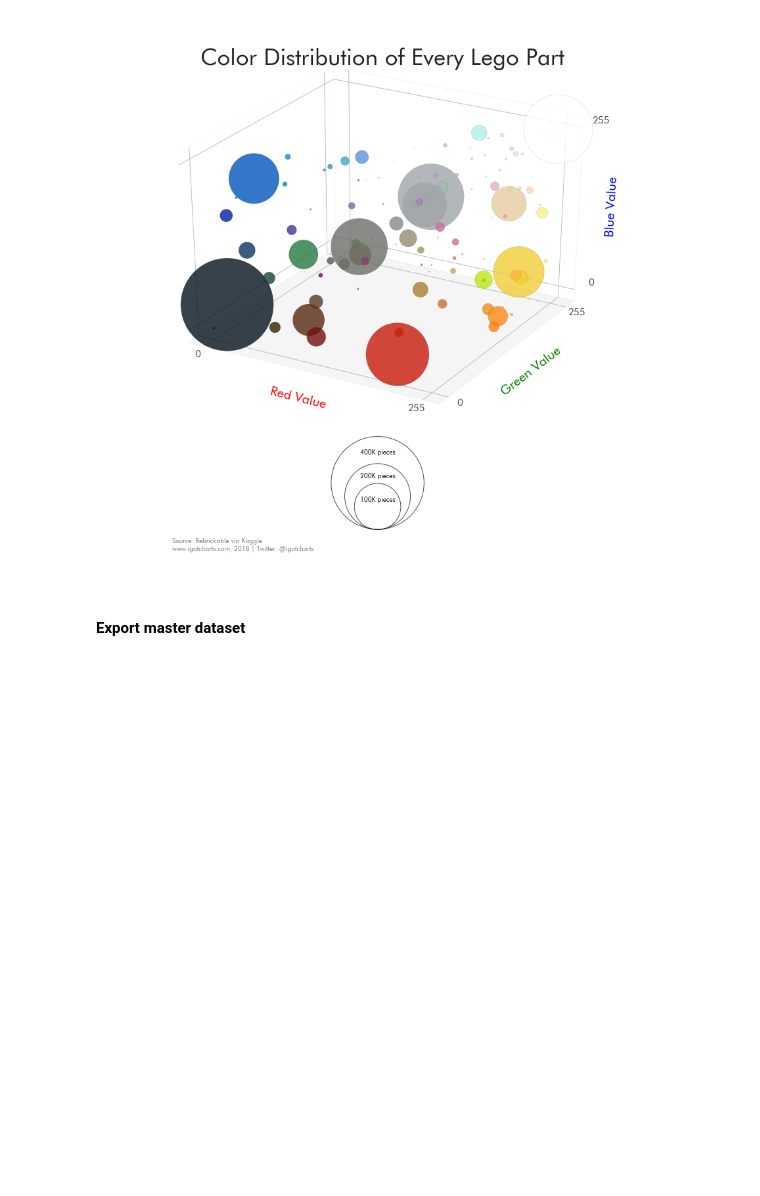
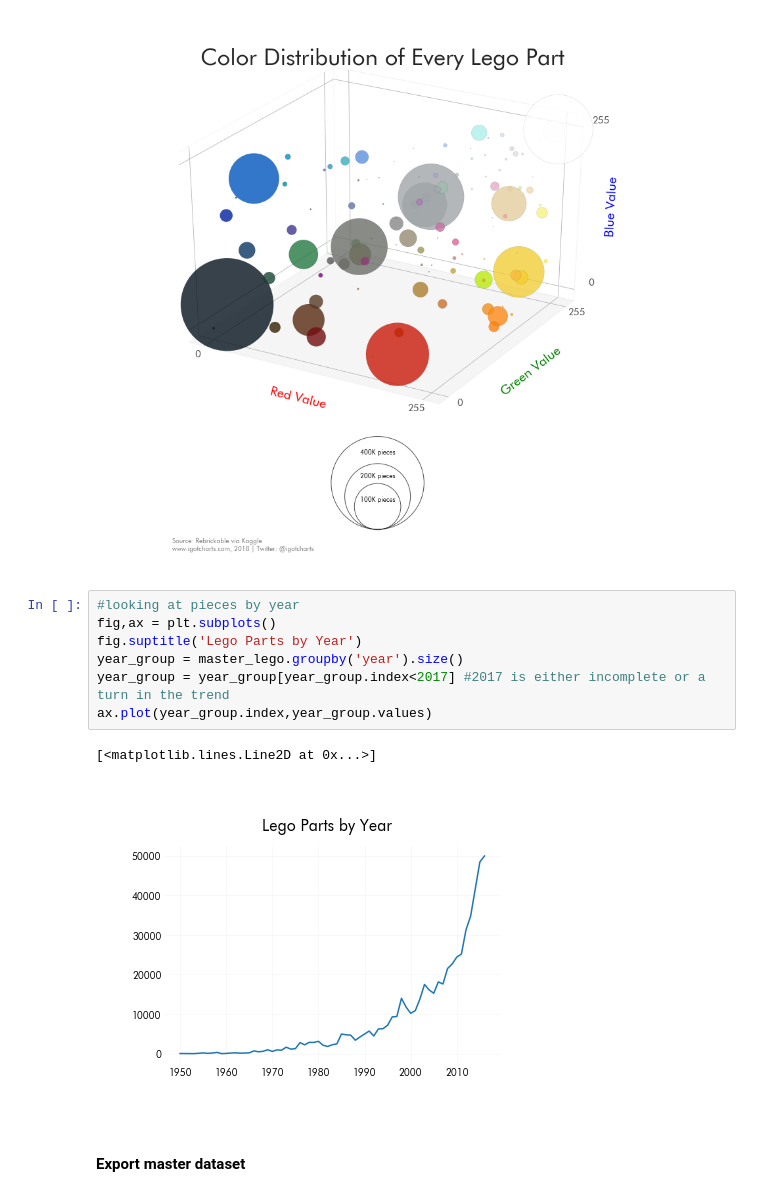
Before and after one commit to igotcharts/charts_and_more_charts, a Jupyter notebook: notebooks/lego.ipynb, the cells around one changed output. Saved outputs shown, nothing was run; the diff lists cells and outputs as text; blank space fills up the shorter version.

Commit message:
made exploratory graph of parts by year

```diff
--- a/notebooks/lego.ipynb
+++ b/notebooks/lego.ipynb
@@ -106,6 +102,16 @@ ax2.text(.1,-.32,s='www.igotcharts.com, 2018 | Twitter: @igotcharts',fontsize=10
 charts_function_list.chart_save('lego_colors',dpi=150)
 # %% [output]
 [figure]
+# %%
+#looking at pieces by year
+fig,ax = plt.subplots()
+fig.suptitle('Lego Parts by Year')
+year_group = master_lego.groupby('year').size()
+year_group = year_group[year_group.index<2017] #2017 is either incomplete or a turn in the trend
+ax.plot(year_group.index,year_group.values)
+# %% [output]
+[<matplotlib.lines.Line2D at 0x...>]
+[figure, added]
 # %% [markdown]
 #### Export master dataset
 # %%
```
Also changed, not shown: parts of 1 cell of this notebook.
